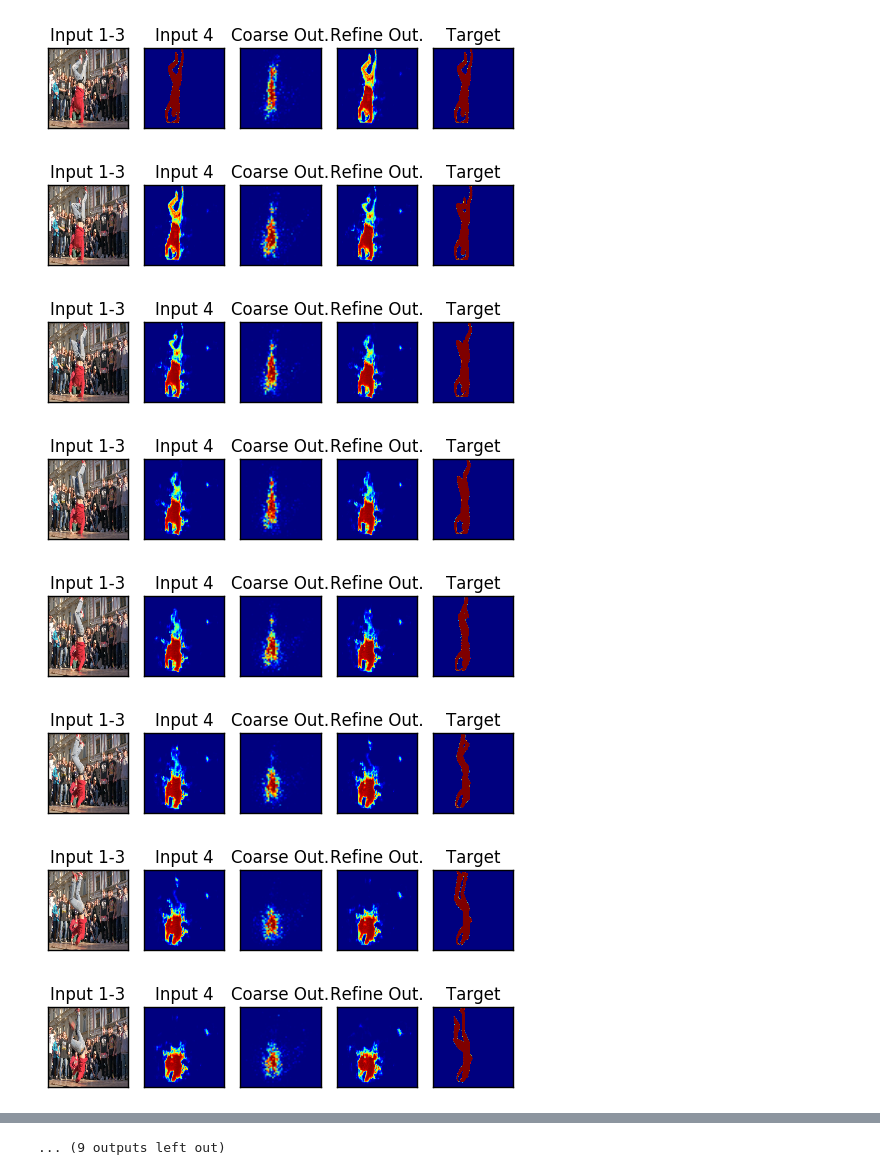
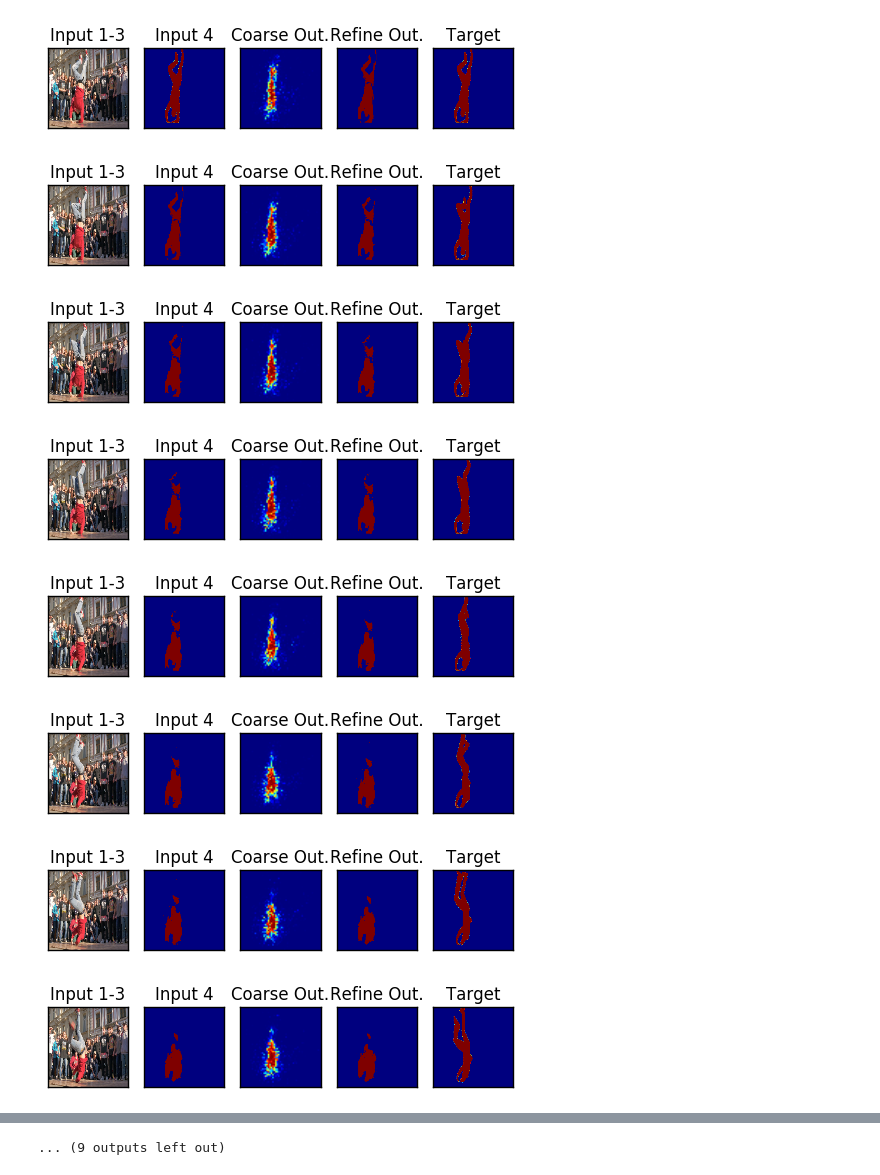
Before and after one commit to amilgeorge/2016-Adam, a Jupyter notebook: Demo.ipynb, the cells around one changed output, grey strips where cells are left out. Drawn from its saved outputs; the diff is of its cells as text; code cells hidden in the pictures.

```diff
--- a/Demo.ipynb
+++ b/Demo.ipynb
@@ -65,6 +65,7 @@ def read_image(imageFile,prevMask):
 from skimage import morphology
 
 from dataprovider.davis import DataAccessHelper
+from test_refine_net import threshold_image
 
 img_seq = 'breakdance'
 
@@ -134,7 +135,7 @@ for img_no in range(start_frame,end_frame):
     frame1.axes.get_yaxis().set_visible(False)
 
     # Set previous mask
-    prev_mask = result[1][0,:,:,0]
+    prev_mask = threshold_image(result[1][0,:,:,0])
     plt.imshow(prev_mask)
 
     #Plot label
@@ -167,8 +168,8 @@ for img_no in range(start_frame,end_frame):
-[figure, old version]
+[figure, new version]
-[figure, old version]
+[figure, new version]
-[figure, old version]
+[figure, new version]
-[figure, old version]
+[figure, new version]
-[figure, old version]
+[figure, new version]
-[figure, old version]
+[figure, new version]
-[figure, old version]
+[figure, new version]
-[figure, old version]
+[figure, new version]
```
Also changed, not shown: parts of 3 cells of this notebook, 13 other files.
